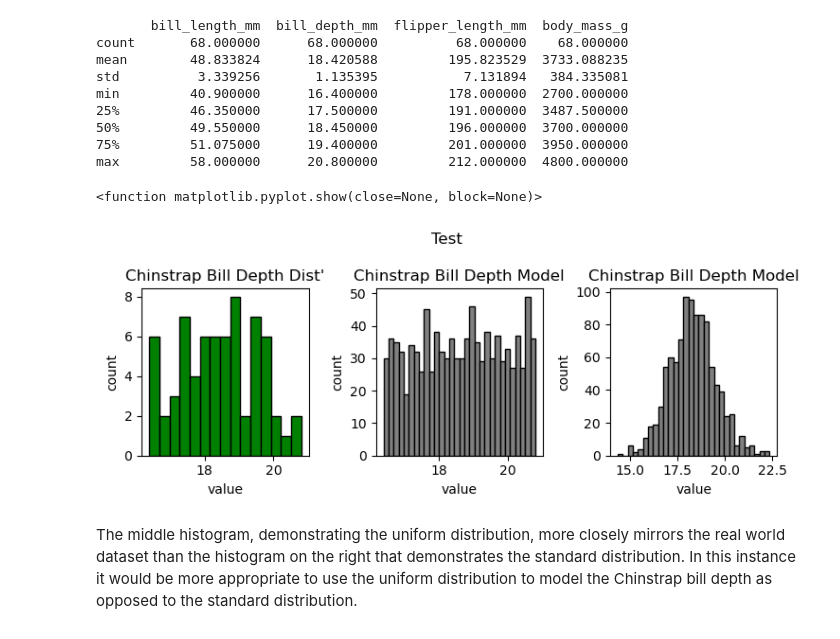
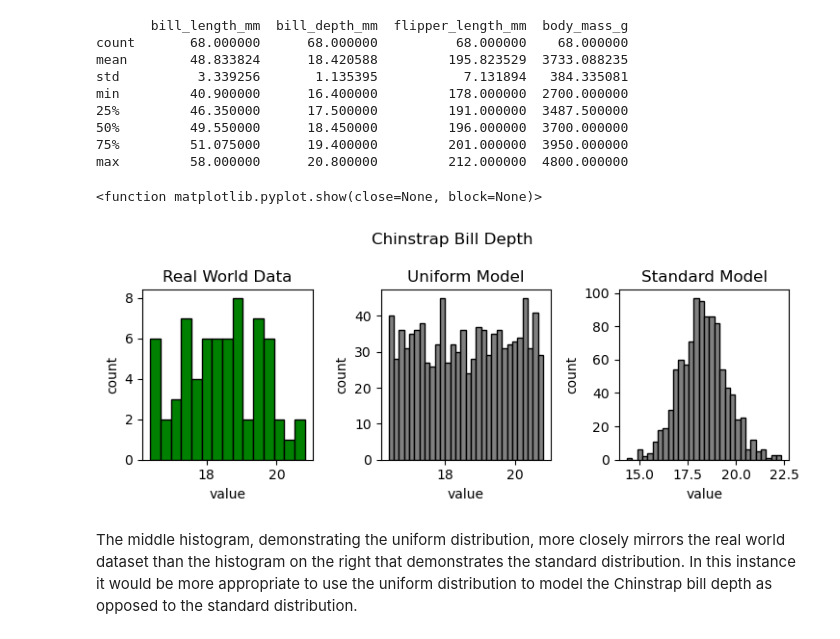
Before and after one commit to humphs078/data_analysis_fundamentals, a Jupyter notebook: tasks.ipynb, the cells around one changed output. Saved outputs shown, nothing was run; the diff lists cells and outputs as text; code cells hidden in the pictures.

```diff
--- a/tasks.ipynb
+++ b/tasks.ipynb
@@ -482,6 +483,10 @@ import matplotlib.pyplot as plt
 # %%
 # result of randomly picking 10 male penguins, tested 1000 times.
 male_prob_test = np.random.binomial(10, .52, 1000)
+
+# plot histogram
+plt.rcParams["figure.figsize"] = [5, 5]
+plt.rcParams["figure.autolayout"] = True
 
 fig, axs = plt.subplots()
 axs.hist(male_prob_test, bins=10)
@@ -748,31 +759,31 @@ max         58.000000      20.800000         212.000000  4800.000000
 # %%
 # assign variables
 low_val = chinstrap_summary.iloc[3, 1]
 high_val = chinstrap_summary.iloc[7, 1]
 
 # generate uniform distribution
 bill_depth_uniform_dist = np.random.uniform(low_val,high_val,1000)
 
 # plot graphs
 plt.rcParams["figure.figsize"] = [7.50, 3]
 plt.rcParams["figure.autolayout"] = True
 
 fig, axis = plt.subplots(1, 3)
 axis[0].hist(penguins_copy_chinstrap['bill_depth_mm'], color = 'green', edgecolor = 'black', bins=15)
-axis[0].set_title("Chinstrap Bill Depth Dist'")
+axis[0].set_title("Real World Data")
 axis[0].set(xlabel='value', ylabel='count')
 axis[1].hist(bill_depth_uniform_dist, color = 'grey', edgecolor = 'black', bins=30)
-axis[1].set_title("Chinstrap Bill Depth Model")
+axis[1].set_title("Uniform Model")
 axis[1].set(xlabel='value', ylabel='count')
 axis[2].hist(chinstrap_bill_depth_normal_prob_dist, color = 'grey', edgecolor = 'black', bins=30)
-axis[2].set_title("Chinstrap Bill Depth Model")
+axis[2].set_title("Standard Model")
 axis[2].set(xlabel='value', ylabel='count')
 
-plt.suptitle('Test')
+plt.suptitle('Chinstrap Bill Depth')
 plt.tight_layout()
 plt.show
 # %% [output]
 <function matplotlib.pyplot.show(close=None, block=None)>
-[figure, old version]
+[figure, new version]
 # %% [markdown]
 The middle histogram, demonstrating the uniform distribution, more closely mirrors the real world dataset than the histogram on the right that demonstrates the standard distribution. In this instance it would be more appropriate to use the uniform distribution to model the Chinstrap bill depth as opposed to the standard distribution.
```
Also changed, not shown: parts of 16 cells of this notebook.
